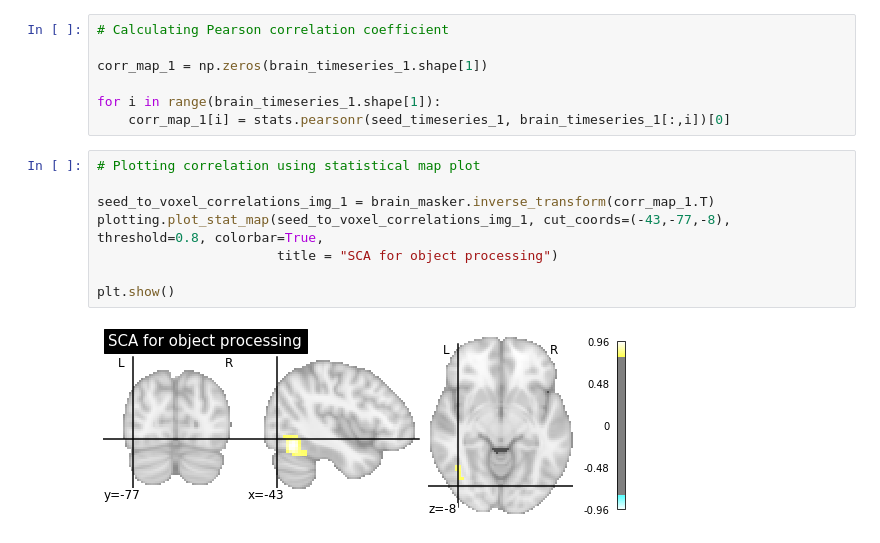
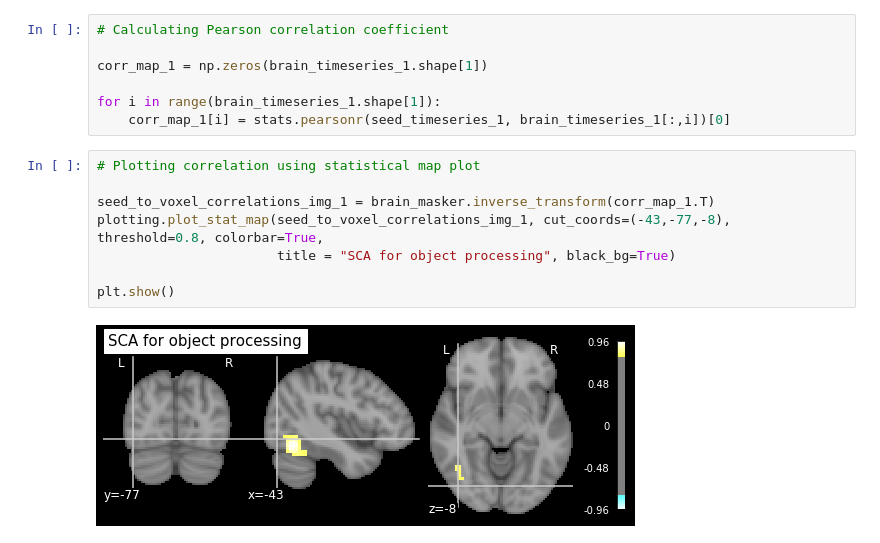
Before and after one commit to igaadamska/fMRI-analysis-materials, a Jupyter notebook: Word and object processing - fMRI analysis.ipynb, the cells around one changed output. Drawn from its saved outputs; the diff is of its cells as text.

```diff
--- a/Word and object processing - fMRI analysis.ipynb
+++ b/Word and object processing - fMRI analysis.ipynb
@@ -306,10 +356,10 @@ for i in range(brain_timeseries_1.shape[1]):
 # %%
 # Plotting correlation using statistical map plot
 
 seed_to_voxel_correlations_img_1 = brain_masker.inverse_transform(corr_map_1.T)
 plotting.plot_stat_map(seed_to_voxel_correlations_img_1, cut_coords=(-43,-77,-8), threshold=0.8, colorbar=True,
-                       title = "SCA for object processing")
+                       title = "SCA for object processing", black_bg=True)
 
 plt.show()
 # %% [output]
-[figure, old version]
+[figure, new version]
```
Also changed, not shown: parts of 17 cells of this notebook.
